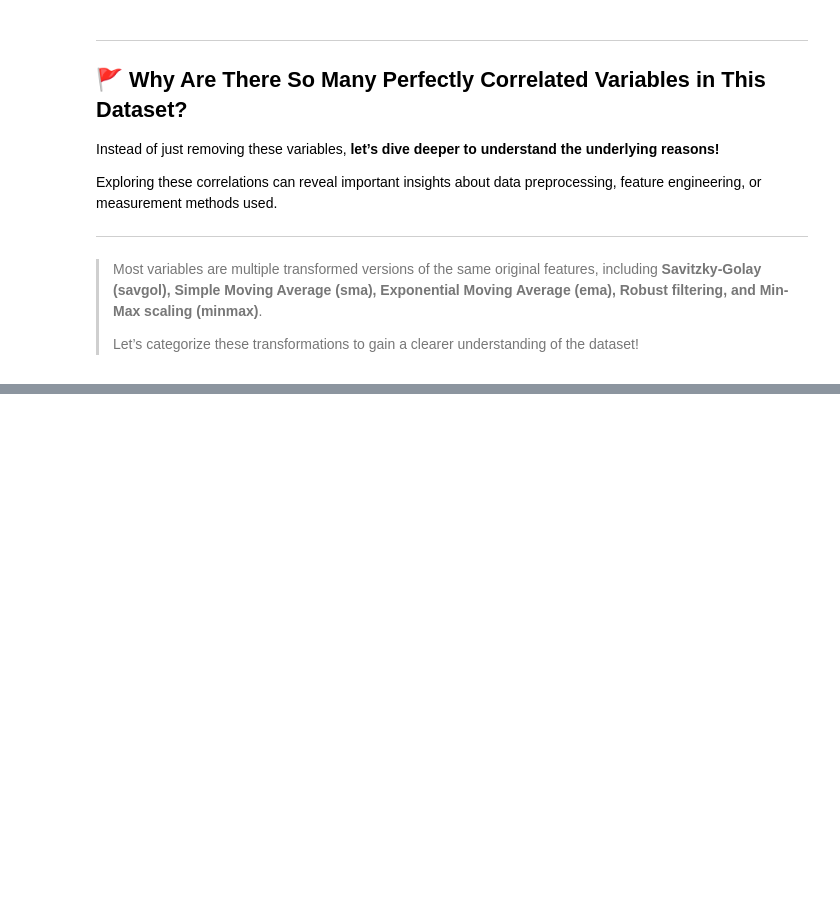
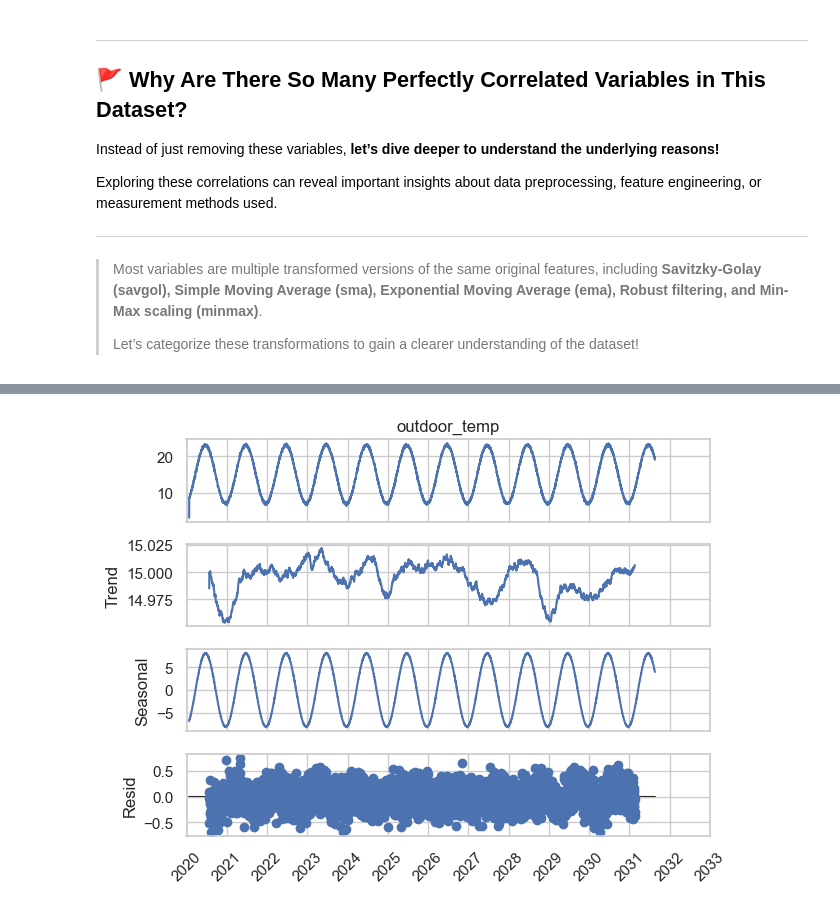
Before and after one commit to melahat-tayli/hvac-analysis, a Jupyter notebook: HVAC_Sensor_Data_Analysis.ipynb, the cells around one changed output, grey strips where cells are left out. Cells and saved outputs as stored; diff of their text form; code cells hidden in the pictures; blank space fills up the shorter version.

```diff
--- a/HVAC_Sensor_Data_Analysis.ipynb
+++ b/HVAC_Sensor_Data_Analysis.ipynb
@@ -256,0 +407,9 @@ SyntaxError: unmatched ']' (1330091703.py, line 4)
+# %%
+# Perform a time series decomposition into the trend, seasonality, and residuals¶
+decomposition = seasonal_decompose(daily_data['outdoor_temp'], model='additive', period=365)
+decomposition.plot()
+years = pd.date_range(start='2020', end='2033', freq='YS')
+plt.xticks(ticks=years, labels=[str(year.year) for year in years], rotation=45)
+plt.show()
+# %% [output]
+[figure, added]
```
Also changed, not shown: parts of 32 cells of this notebook.
